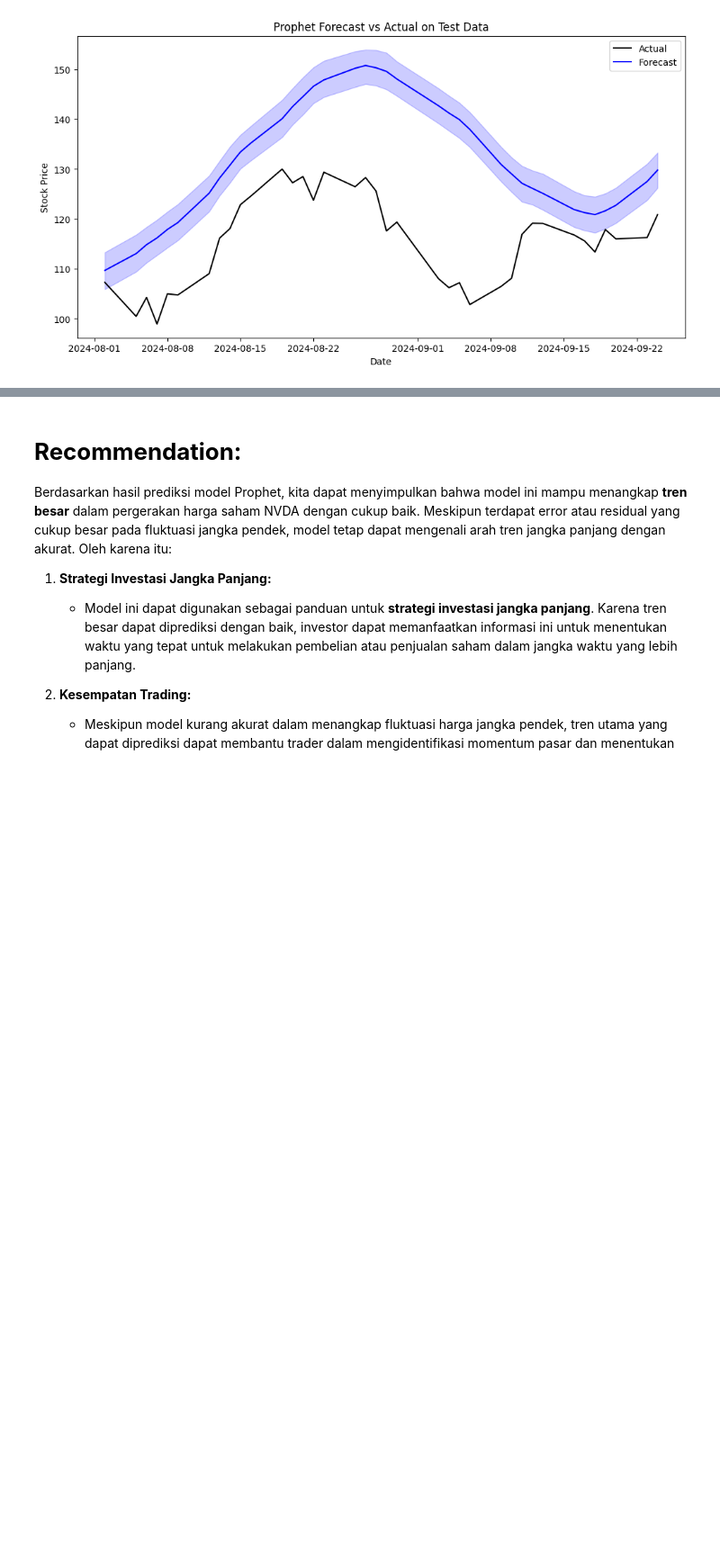
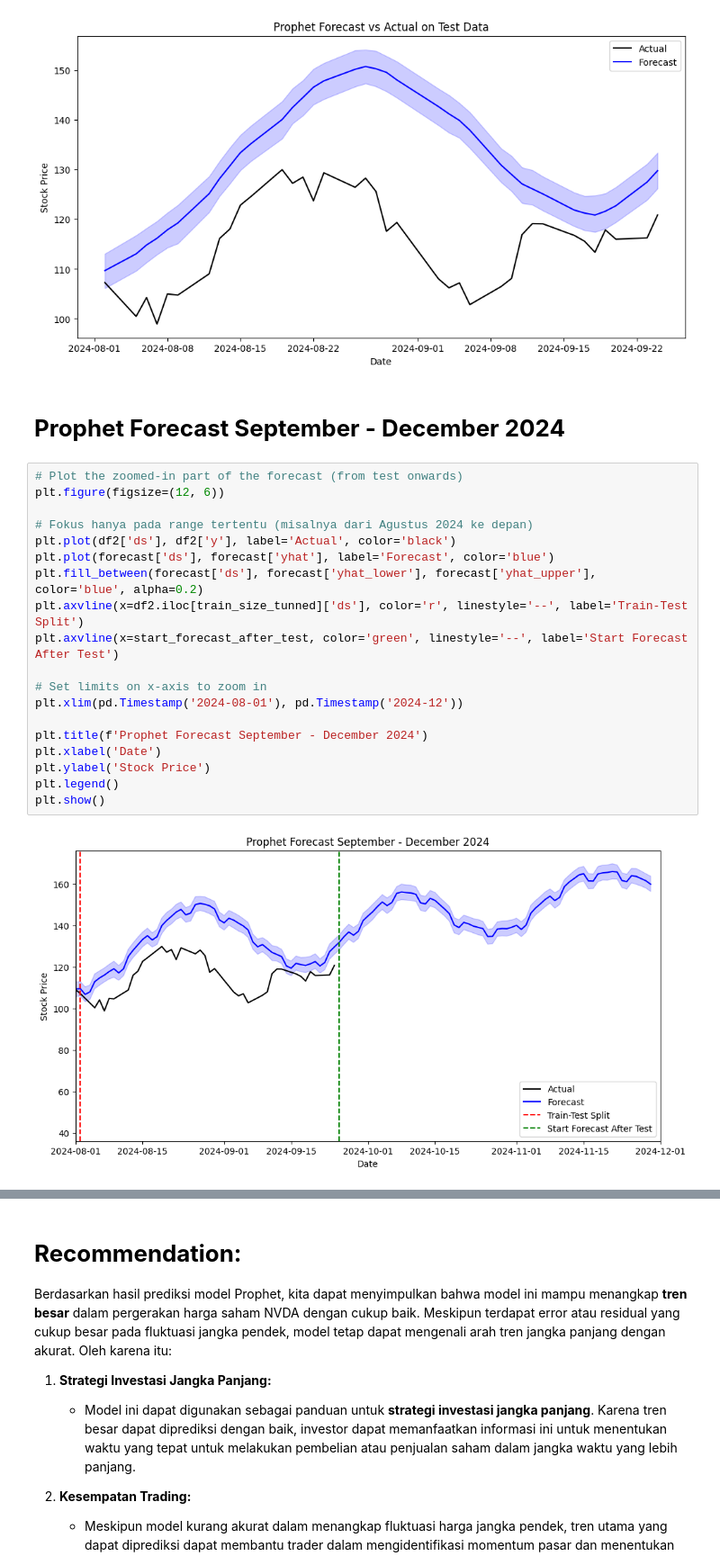
Before and after one commit to ABCDullahh/NVDA-Forecast-2024, a Jupyter notebook: NVDA Forcasting Final.ipynb, the cells around one changed output, grey strips where cells are left out. Shown at 90% size. Drawn from its saved outputs; the diff is of its cells as text; blank space fills up the shorter version.

```diff
--- a/NVDA Forcasting Final.ipynb
+++ b/NVDA Forcasting Final.ipynb
@@ -674,6 +955,53 @@ plt.legend()
 plt.show()
 # %% [output]
 [figure]
+# %% [markdown]
+<style>
+@import url('https://fonts.googleapis.com/css2?family=Poppins:wght@300;400;500;600;700&display=swap');
+
+body,
+div,
+h1,
+h2,
+h3,
+h4,
+h5,
+h6,
+p,
+span,
+label,
+input,
+textarea,
+button,
+pre,
+code,
+kbd,
+samp {
+    font-family: 'Poppins', sans-serif !important;
+}
+</style>
+# **Prophet Forecast September - December 2024**
+# %%
+# Plot the zoomed-in part of the forecast (from test onwards)
+plt.figure(figsize=(12, 6))
+
+# Fokus hanya pada range tertentu (misalnya dari Agustus 2024 ke depan)
+plt.plot(df2['ds'], df2['y'], label='Actual', color='black')
+plt.plot(forecast['ds'], forecast['yhat'], label='Forecast', color='blue')
+plt.fill_between(forecast['ds'], forecast['yhat_lower'], forecast['yhat_upper'], color='blue', alpha=0.2)
+plt.axvline(x=df2.iloc[train_size_tunned]['ds'], color='r', linestyle='--', label='Train-Test Split')
+plt.axvline(x=start_forecast_after_test, color='green', linestyle='--', label='Start Forecast After Test')
+
+# Set limits on x-axis to zoom in
+plt.xlim(pd.Timestamp('2024-08-01'), pd.Timestamp('2024-12'))
+
+plt.title(f'Prophet Forecast September - December 2024')
+plt.xlabel('Date')
+plt.ylabel('Stock Price')
+plt.legend()
+plt.show()
+# %% [output]
+[figure, added]
 # %% [markdown]
 <style>
 @import url('https://fonts.googleapis.com/css2?family=Poppins:wght@300;400;500;600;700&display=swap');
```
Also changed, not shown: parts of 18 cells of this notebook.
